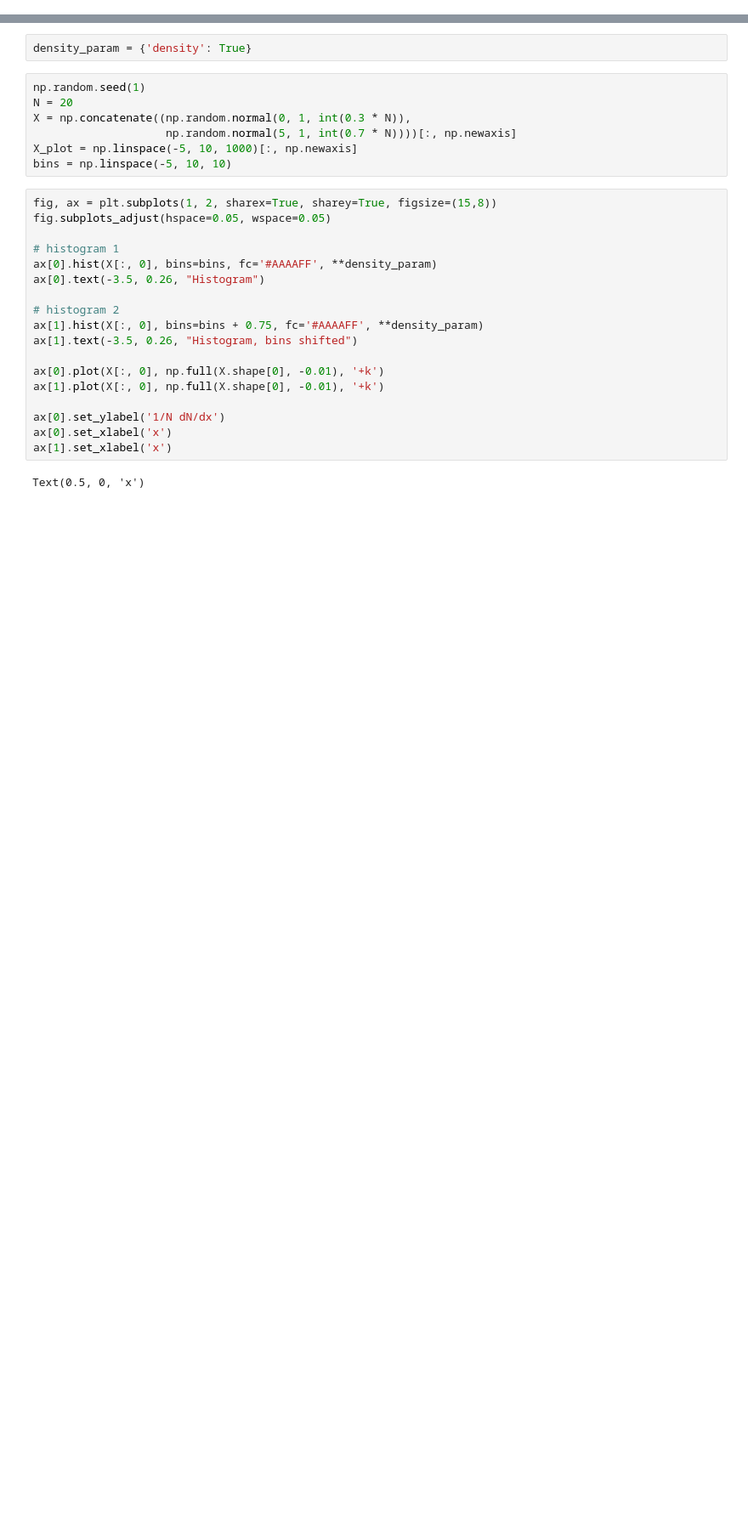
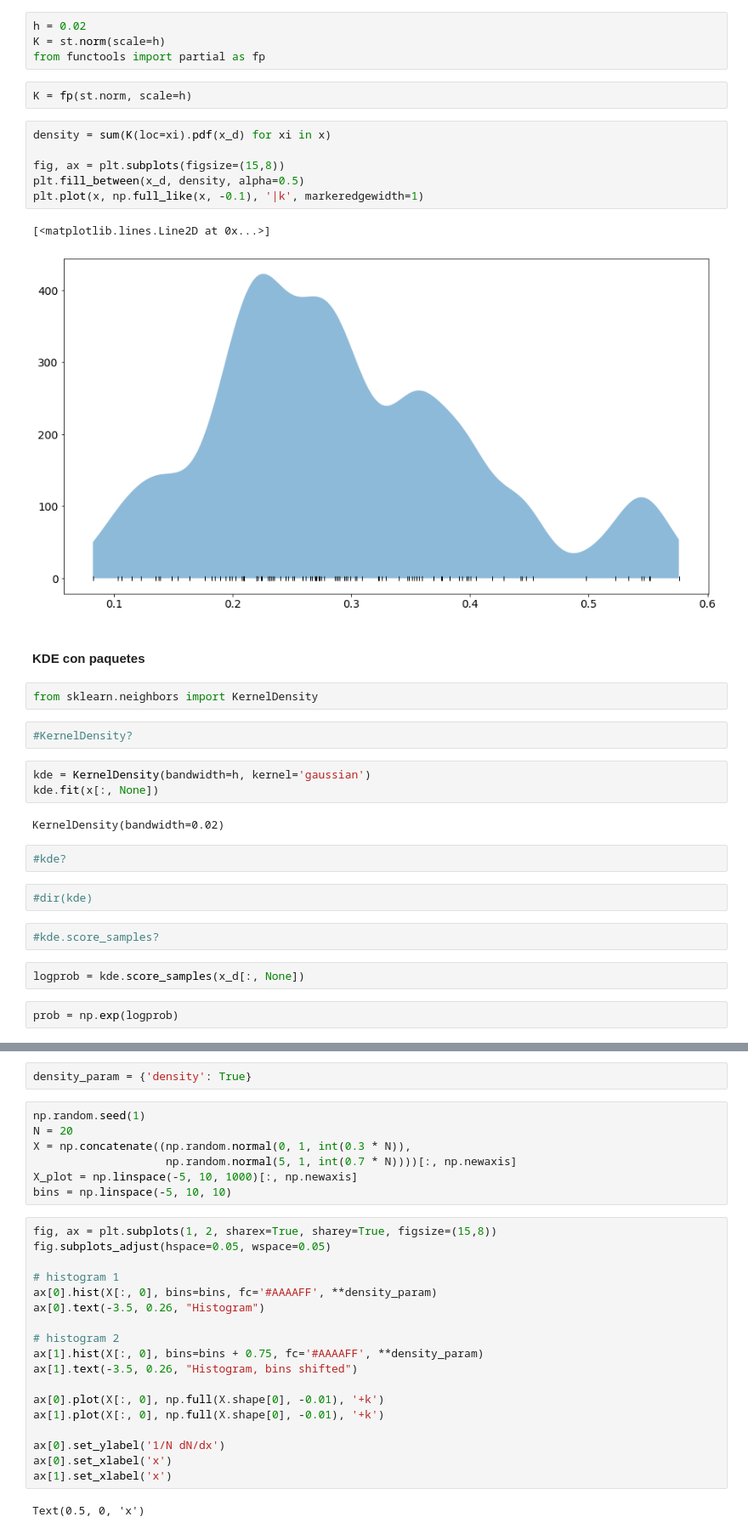
Before and after one commit to mlares/astrometria, a Jupyter notebook: C12_KDE.ipynb, the cells around one changed output, grey strips where cells are left out. Shown at 85% size. Cells and saved outputs as stored; diff of their text form; blank space fills up the shorter version.

```diff
--- a/C12_KDE.ipynb
+++ b/C12_KDE.ipynb
@@ -7,0 +34,36 @@ from sklearn.utils.fixes import parse_version
+# %%
+h = 0.02
+K = st.norm(scale=h)
+from functools import partial as fp
+# %%
+K = fp(st.norm, scale=h)
+# %%
+density = sum(K(loc=xi).pdf(x_d) for xi in x)
+
+fig, ax = plt.subplots(figsize=(15,8))
+plt.fill_between(x_d, density, alpha=0.5)
+plt.plot(x, np.full_like(x, -0.1), '|k', markeredgewidth=1)
+# %% [output]
+[<matplotlib.lines.Line2D at 0x...>]
+[figure, added]
+# %% [markdown]
+#### KDE con paquetes
+# %%
+from sklearn.neighbors import KernelDensity
+# %%
+#KernelDensity?
+# %%
+kde = KernelDensity(bandwidth=h, kernel='gaussian')
+kde.fit(x[:, None])
+# %% [output]
+KernelDensity(bandwidth=0.02)
+# %%
+#kde?
+# %%
+#dir(kde)
+# %%
+#kde.score_samples?
+# %%
+logprob = kde.score_samples(x_d[:, None])
+# %%
+prob = np.exp(logprob)
```
Also changed, not shown: parts of 8 cells of this notebook.
